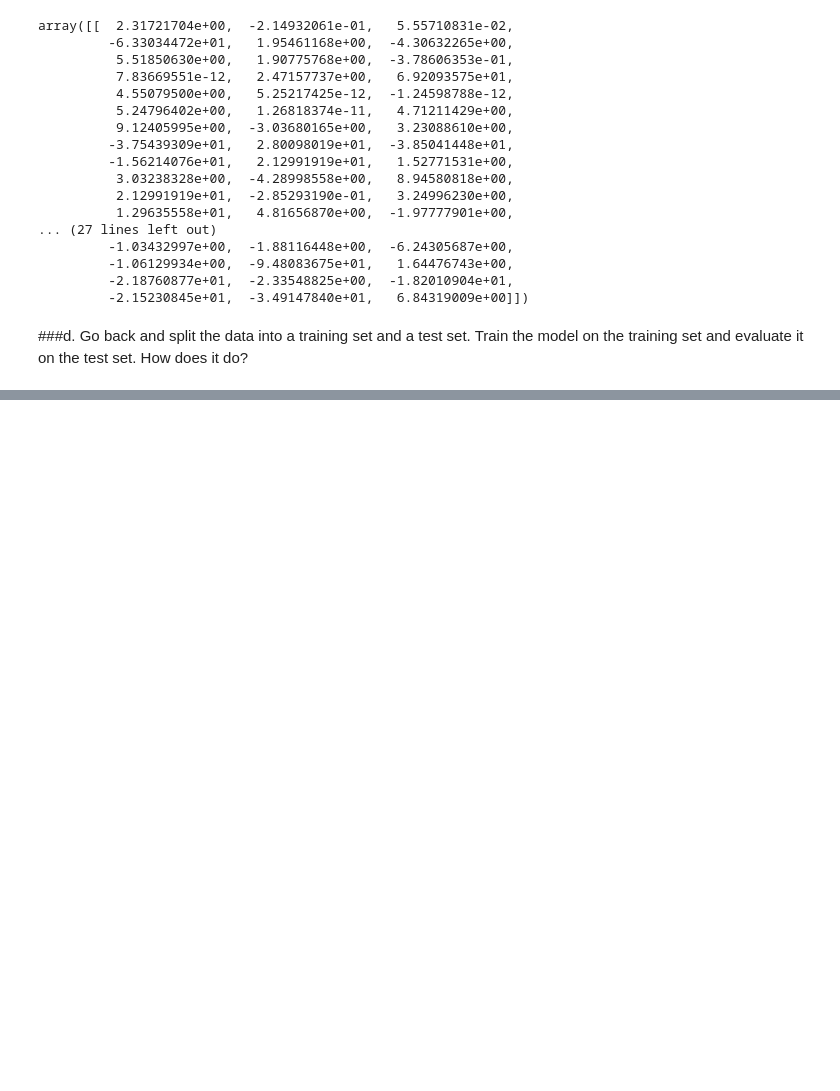
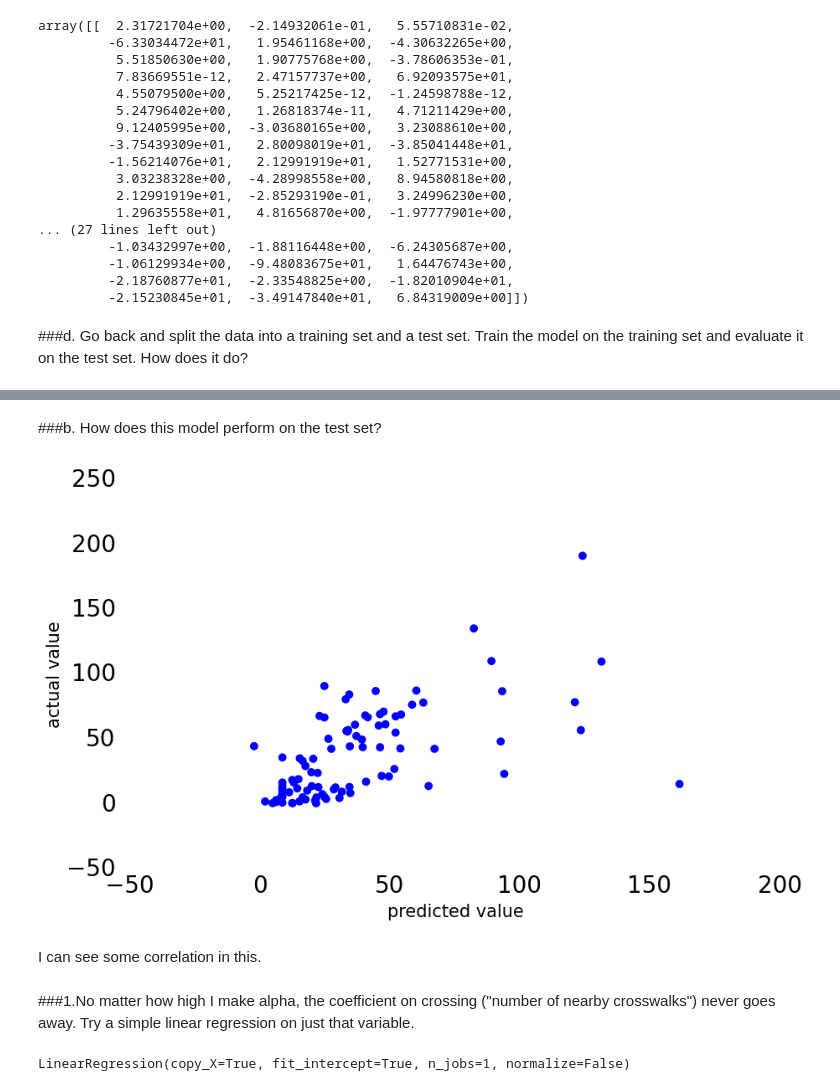
Before and after one commit to kaka0525/Process-Bike-Share-data-with-Pandas, a Jupyter notebook: bike_scikit.ipynb, the cells around one changed output, grey strips where cells are left out. Saved outputs shown, nothing was run; the diff lists cells and outputs as text; code cells hidden in the pictures; blank space fills up the shorter version.

```diff
--- a/bike_scikit.ipynb
+++ b/bike_scikit.ipynb
@@ -110,0 +169,4 @@ array([[  2.31721704e+00,  -2.14932061e-01,   5.55710831e-02,
+# %%
+lasso_model = Lasso(alpha=0.5)
+# %%
+lasso_model.fit(x_train, y_train)
@@ -110,0 +197,4 @@ array([[  2.31721704e+00,  -2.14932061e-01,   5.55710831e-02,
+# %%
+lasso_model = Lasso(alpha=1)
+# %%
+lasso_model.fit(x_train, y_train)
@@ -110,0 +225,20 @@ array([[  2.31721704e+00,  -2.14932061e-01,   5.55710831e-02,
+# %% [markdown]
+###b. How does this model perform on the test set?
+# %%
+plt.scatter(lasso_model.predict(x_test), y_test, s=50)
+plt.xlabel('predicted value')
+plt.ylabel('actual value')
+plt.show()
+# %% [output]
+[figure, added]
+# %% [markdown]
+I can see some correlation in this.
+# %% [markdown]
+###1.No matter how high I make alpha, the coefficient on crossing ("number of nearby crosswalks") never goes away. Try a simple linear regression on just that variable.
+# %%
+x = avgerage_stations_df[list(avgerage_stations_df.columns.values[111:112])]
+y = avgerage_stations_df[list(avgerage_stations_df.columns.values[1:2])]
+lin_regr = linear_model.LinearRegression()
+lin_regr.fit(x, y)
+# %% [output]
+LinearRegression(copy_X=True, fit_intercept=True, n_jobs=1, normalize=False)
```
Also changed, not shown: parts of 34 cells of this notebook.
